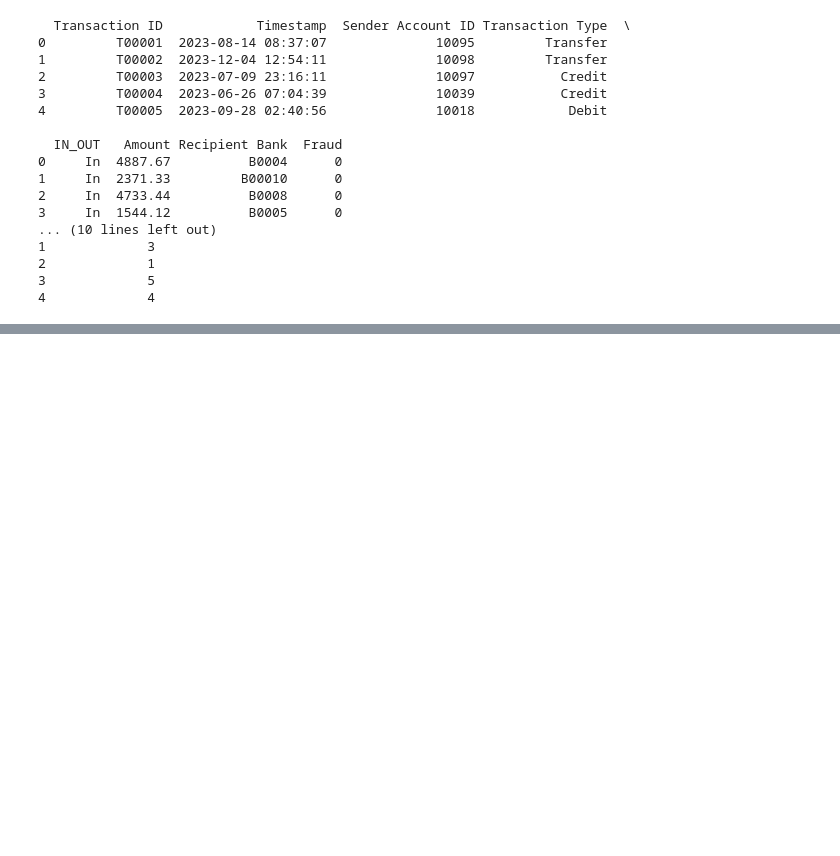
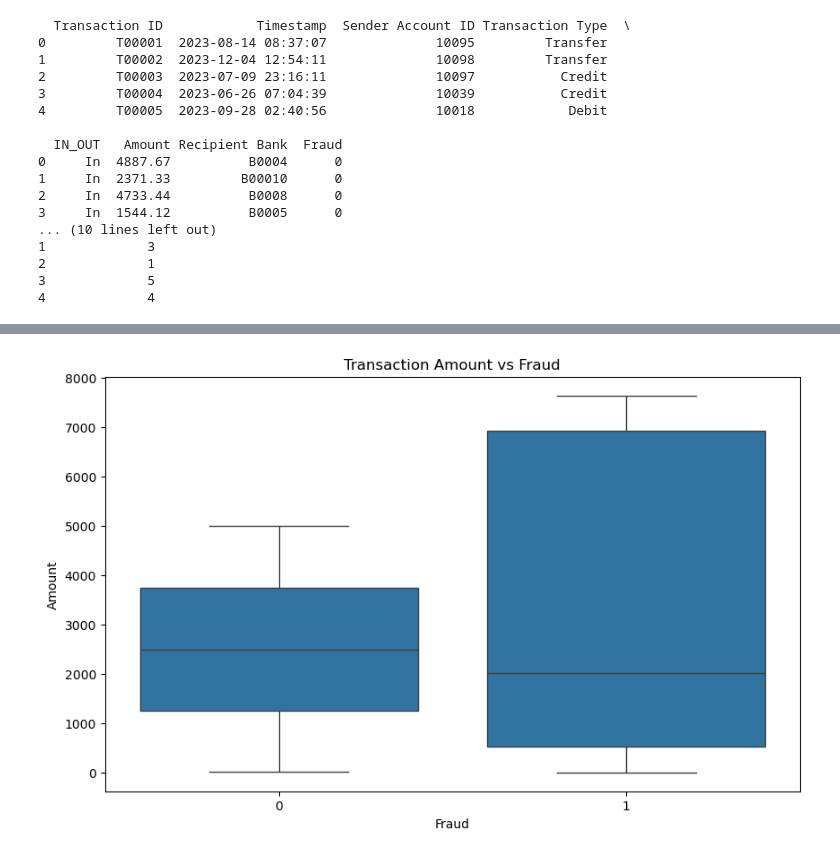
Before and after one commit to Kusalani/Fraud-detection-system, a Jupyter notebook: Models/stackedensemble model.ipynb, the cells around one changed output, grey strips where cells are left out. Saved outputs shown, nothing was run; the diff lists cells and outputs as text; code cells hidden in the pictures; blank space fills up the shorter version.

```diff
--- a/Models/stackedensemble model.ipynb
+++ b/Models/stackedensemble model.ipynb
@@ -216,0 +87,17 @@ ROC AUC Score: 0.9894810015178246
+# %%
+# Outlier detection and treatment (example using IQR method for 'Amount')
+Q1 = merged_df['Amount'].quantile(0.25)
+Q3 = merged_df['Amount'].quantile(0.75)
+IQR = Q3 - Q1
+lower_bound = Q1 - 1.5 * IQR
+upper_bound = Q3 + 1.5 * IQR
+merged_df['Amount'] = np.where(merged_df['Amount'] > upper_bound, upper_bound, merged_df['Amount'])
+merged_df['Amount'] = np.where(merged_df['Amount'] < lower_bound, lower_bound, merged_df['Amount'])
+# %%
+# Transaction Amount vs Fraud
+plt.figure(figsize=(10, 6))
+sns.boxplot(x='Fraud', y='Amount', data=merged_df)
+plt.title('Transaction Amount vs Fraud')
+plt.show()
+# %% [output]
+[figure, added]
```
Also changed, not shown: parts of 31 cells of this notebook.
